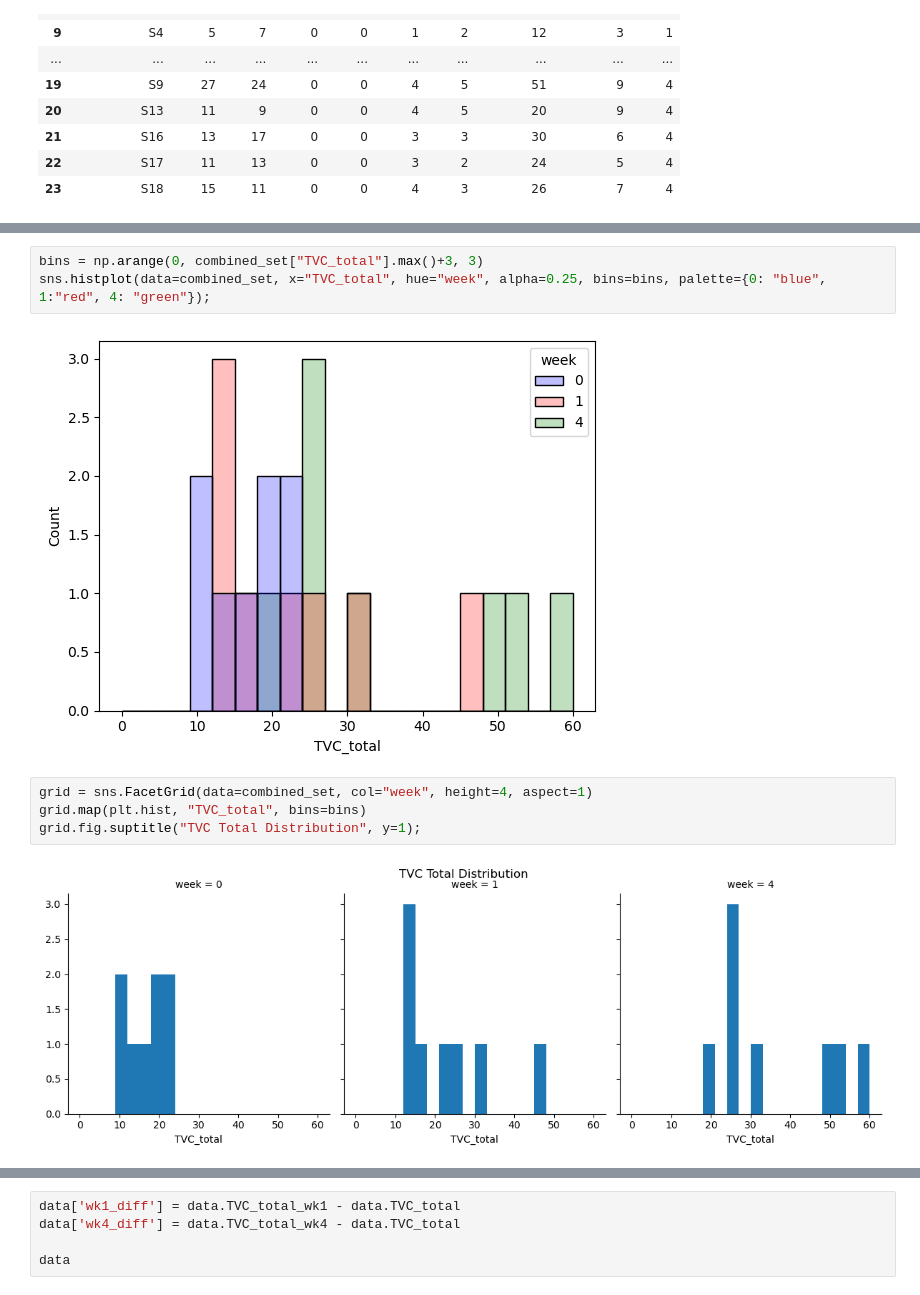
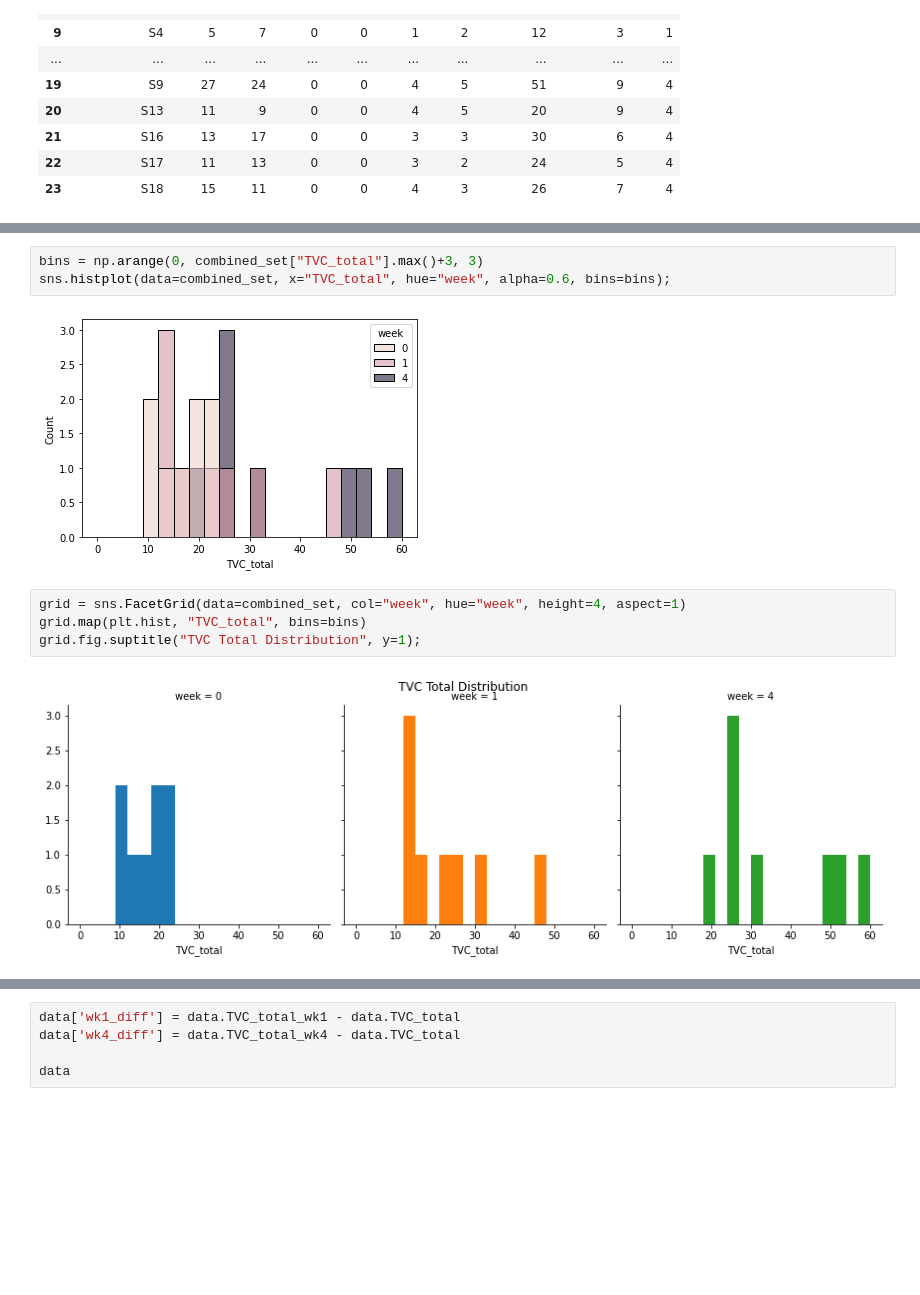
Before and after one commit to ome94/microbial_enumeration, a Jupyter notebook: microbial-enumeration.ipynb, the cells around one changed output, grey strips where cells are left out. Cells and saved outputs as stored; diff of their text form; blank space fills up the shorter version.

```diff
--- a/microbial-enumeration.ipynb
+++ b/microbial-enumeration.ipynb
@@ -332,12 +329,12 @@ plt.title("Weekly Average TFC Total");
 # %%
 bins = np.arange(0, combined_set["TVC_total"].max()+3, 3)
-sns.histplot(data=combined_set, x="TVC_total", hue="week", alpha=0.25, bins=bins, palette={0: "blue", 1:"red", 4: "green"});
+sns.histplot(data=combined_set, x="TVC_total", hue="week", alpha=0.6, bins=bins);
 # %% [output]
-[figure, old version]
+[figure, new version]
 # %%
-grid = sns.FacetGrid(data=combined_set, col="week", height=4, aspect=1)
+grid = sns.FacetGrid(data=combined_set, col="week", hue="week", height=4, aspect=1)
 grid.map(plt.hist, "TVC_total", bins=bins)
 grid.fig.suptitle("TVC Total Distribution", y=1);
 # %% [output]
-[figure, old version]
+[figure, new version]
 # %%
```
Also changed, not shown: parts of 10 cells of this notebook, 1 other file.
